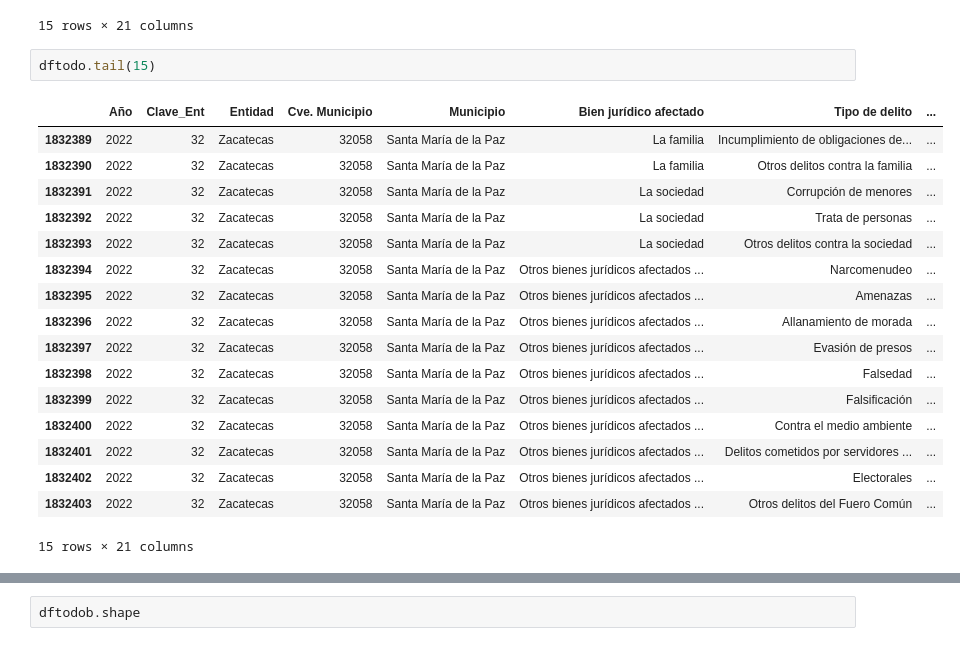
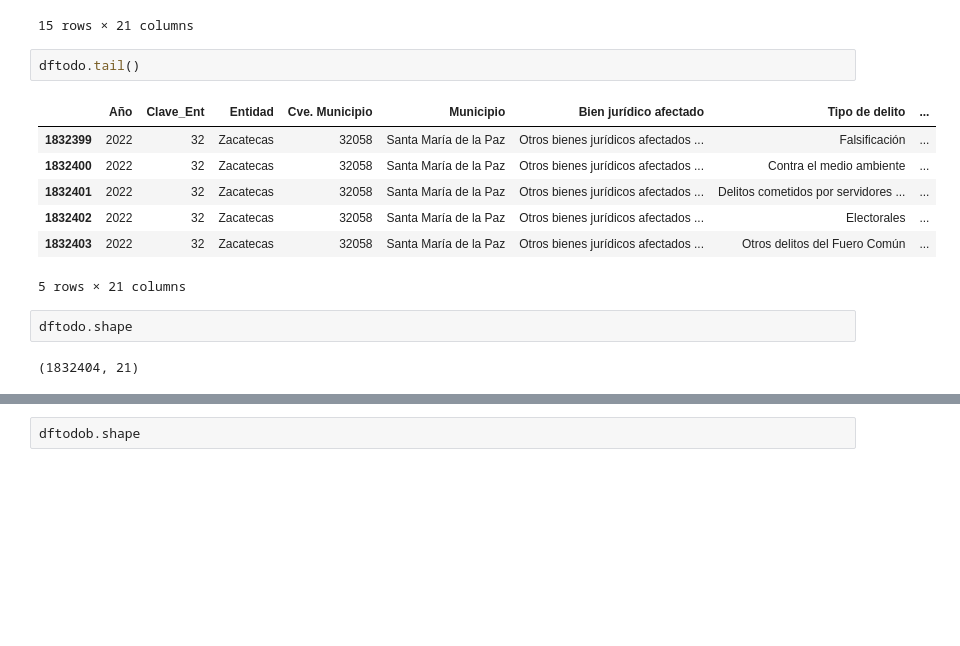
Before and after one commit to Paupau20/Colab, a Jupyter notebook: ASE.ipynb, the cells around one changed output, grey strips where cells are left out. Saved outputs shown, nothing was run; the diff lists cells and outputs as text; blank space fills up the shorter version.

```diff
--- a/ASE.ipynb
+++ b/ASE.ipynb
@@ -605,25 +1145,19 @@ dftodo.head(15)
 | 14 | 2015 | 1 | Aguascalientes | 1001 | Aguascalientes | La vida y la Integridad corporal | Lesiones | ... |
 15 rows × 21 columns
 # %%
-dftodo.tail(15)
+dftodo.tail()
 # %% [output]
 |  | Año | Clave_Ent | Entidad | Cve. Municipio | Municipio | Bien jurídico afectado | Tipo de delito | ... |
-| 1832389 | 2022 | 32 | Zacatecas | 32058 | Santa María de la Paz | La familia | Incumplimiento de obligaciones de... | ... |
-| 1832390 | 2022 | 32 | Zacatecas | 32058 | Santa María de la Paz | La familia | Otros delitos contra la familia | ... |
-| 1832391 | 2022 | 32 | Zacatecas | 32058 | Santa María de la Paz | La sociedad | Corrupción de menores | ... |
-| 1832392 | 2022 | 32 | Zacatecas | 32058 | Santa María de la Paz | La sociedad | Trata de personas | ... |
-| 1832393 | 2022 | 32 | Zacatecas | 32058 | Santa María de la Paz | La sociedad | Otros delitos contra la sociedad | ... |
-| 1832394 | 2022 | 32 | Zacatecas | 32058 | Santa María de la Paz | Otros bienes jurídicos afectados ... | Narcomenudeo | ... |
-| 1832395 | 2022 | 32 | Zacatecas | 32058 | Santa María de la Paz | Otros bienes jurídicos afectados ... | Amenazas | ... |
-| 1832396 | 2022 | 32 | Zacatecas | 32058 | Santa María de la Paz | Otros bienes jurídicos afectados ... | Allanamiento de morada | ... |
-| 1832397 | 2022 | 32 | Zacatecas | 32058 | Santa María de la Paz | Otros bienes jurídicos afectados ... | Evasión de presos | ... |
-| 1832398 | 2022 | 32 | Zacatecas | 32058 | Santa María de la Paz | Otros bienes jurídicos afectados ... | Falsedad | ... |
 | 1832399 | 2022 | 32 | Zacatecas | 32058 | Santa María de la Paz | Otros bienes jurídicos afectados ... | Falsificación | ... |
 | 1832400 | 2022 | 32 | Zacatecas | 32058 | Santa María de la Paz | Otros bienes jurídicos afectados ... | Contra el medio ambiente | ... |
 | 1832401 | 2022 | 32 | Zacatecas | 32058 | Santa María de la Paz | Otros bienes jurídicos afectados ... | Delitos cometidos por servidores ... | ... |
 | 1832402 | 2022 | 32 | Zacatecas | 32058 | Santa María de la Paz | Otros bienes jurídicos afectados ... | Electorales | ... |
 | 1832403 | 2022 | 32 | Zacatecas | 32058 | Santa María de la Paz | Otros bienes jurídicos afectados ... | Otros delitos del Fuero Común | ... |
-15 rows × 21 columns
+5 rows × 21 columns
+# %%
+dftodo.shape
+# %% [output]
+(1832404, 21)
 # %%
 dftodob = dftodo[~dftodo['Subtipo de delito'].isin(['Homicidio doloso', 'Homicidio culposo', 'Lesiones dolosas',
                                                     'Lesiones culposas', 'Feminicidio', 'Aborto',
```
Also changed, not shown: parts of 78 cells of this notebook.
